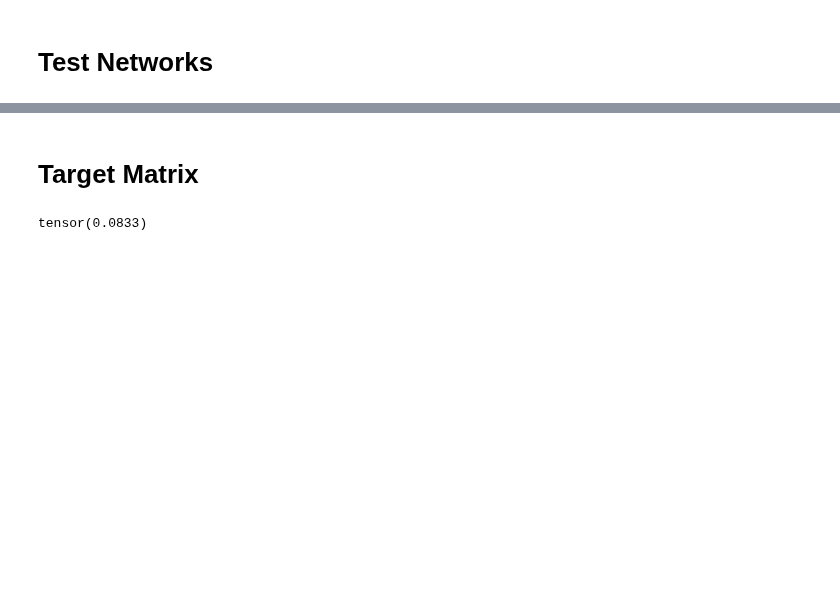
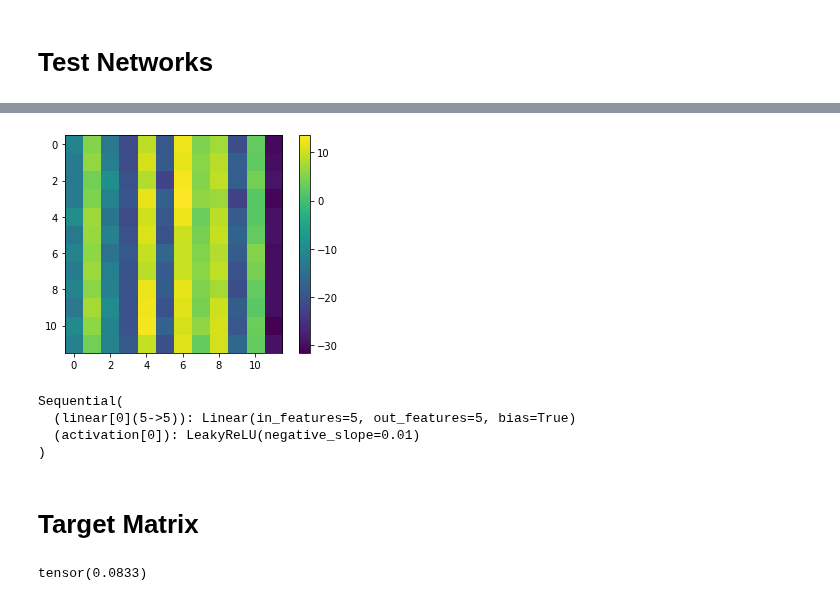
Before and after one commit to timgott/DeepQAP, a Jupyter notebook: evaluation/ConvLayerTest_v2.ipynb, the cells around one changed output, grey strips where cells are left out. Saved outputs shown, nothing was run; the diff lists cells and outputs as text; code cells hidden in the pictures; blank space fills up the shorter version.

```diff
--- a/evaluation/ConvLayerTest_v2.ipynb
+++ b/evaluation/ConvLayerTest_v2.ipynb
@@ -149,3 +230,19 @@ MeanSeparationLayer(
+# %%
+with torch.no_grad():
+    v = torch.rand(12,32,64).sum(dim=2)
+    net.out_linear.bias = None
+    v2 = net.out_linear(v)
+    plt.imshow(v2)
+    plt.colorbar()
+# %% [output]
+[figure, added]
+# %%
+drlqap.nn.FullyConnected(5,5,5,0,torch.nn.LeakyReLU)
+# %% [output]
+Sequential(
+  (linear[0](5->5)): Linear(in_features=5, out_features=5, bias=True)
+  (activation[0]): LeakyReLU(negative_slope=0.01)
+)
 # %% [markdown]
 # Target Matrix
 # %%
```
Also changed, not shown: parts of 12 cells of this notebook, 2 other files.
